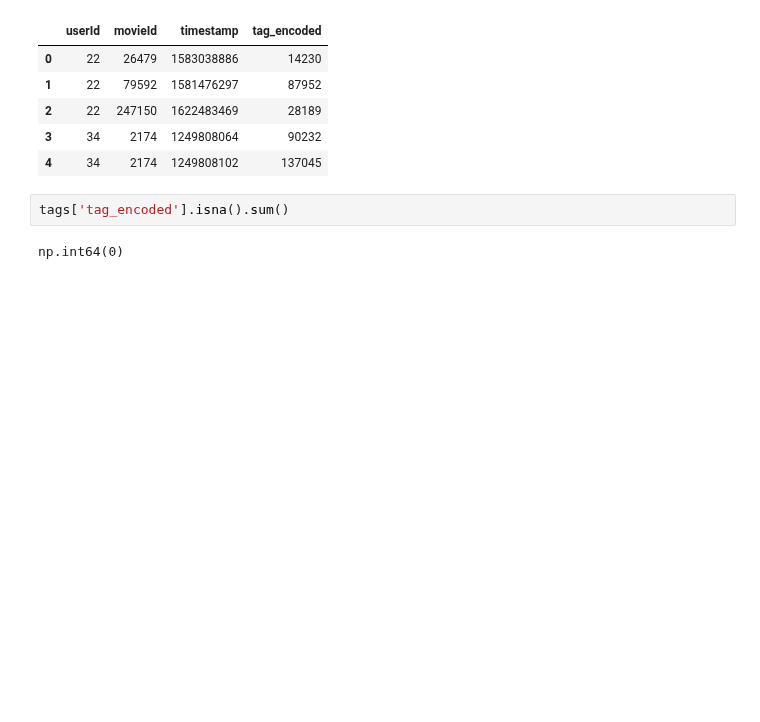
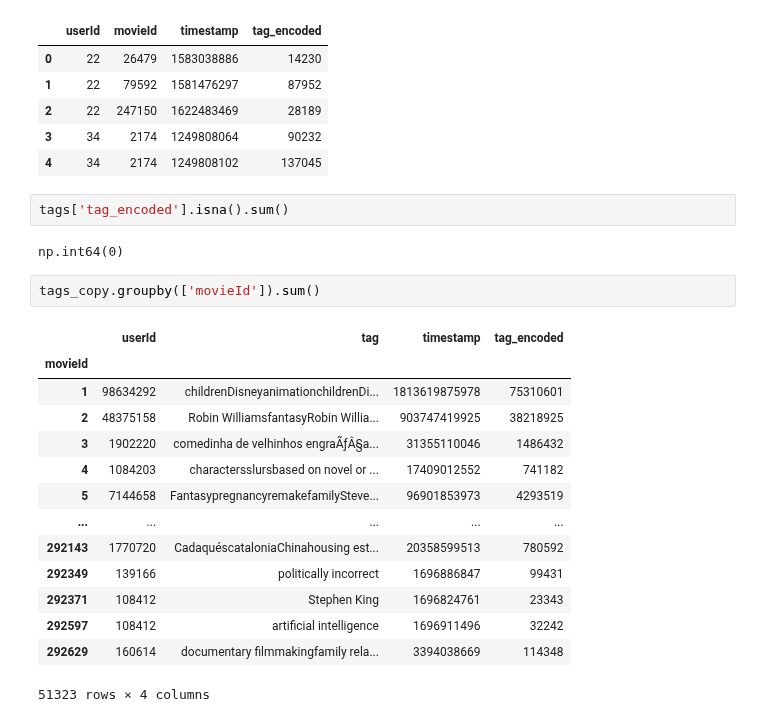
Before and after one commit to michal-wq/PPE_Project, a Jupyter notebook: Notebooks/data_exp_prep/data_prep.ipynb, the cells around one changed output. Cells and saved outputs as stored; diff of their text form; blank space fills up the shorter version.

```diff
--- a/Notebooks/data_exp_prep/data_prep.ipynb
+++ b/Notebooks/data_exp_prep/data_prep.ipynb
@@ -287,3 +305,20 @@ tags.head(5)
 tags['tag_encoded'].isna().sum()
 # %% [output]
 np.int64(0)
+# %%
+tags_copy.groupby(['movieId']).sum()
+# %% [output]
+|  | userId | tag | timestamp | tag_encoded |
+| movieId |  |  |  |  |
+| 1 | 98634292 | childrenDisneyanimationchildrenDi... | 1813619875978 | 75310601 |
+| 2 | 48375158 | Robin WilliamsfantasyRobin Willia... | 903747419925 | 38218925 |
+| 3 | 1902220 | comedinha de velhinhos engraÃƒÂ§a... | 31355110046 | 1486432 |
+| 4 | 1084203 | charactersslursbased on novel or ... | 17409012552 | 741182 |
+| 5 | 7144658 | FantasypregnancyremakefamilySteve... | 96901853973 | 4293519 |
+| ... | ... | ... | ... | ... |
+| 292143 | 1770720 | CadaquéscataloniaChinahousing est... | 20358599513 | 780592 |
+| 292349 | 139166 | politically incorrect | 1696886847 | 99431 |
+| 292371 | 108412 | Stephen King | 1696824761 | 23343 |
+| 292597 | 108412 | artificial intelligence | 1696911496 | 32242 |
+| 292629 | 160614 | documentary filmmakingfamily rela... | 3394038669 | 114348 |
+51323 rows × 4 columns
```
Also changed, not shown: parts of 9 cells of this notebook, 1 other file.
